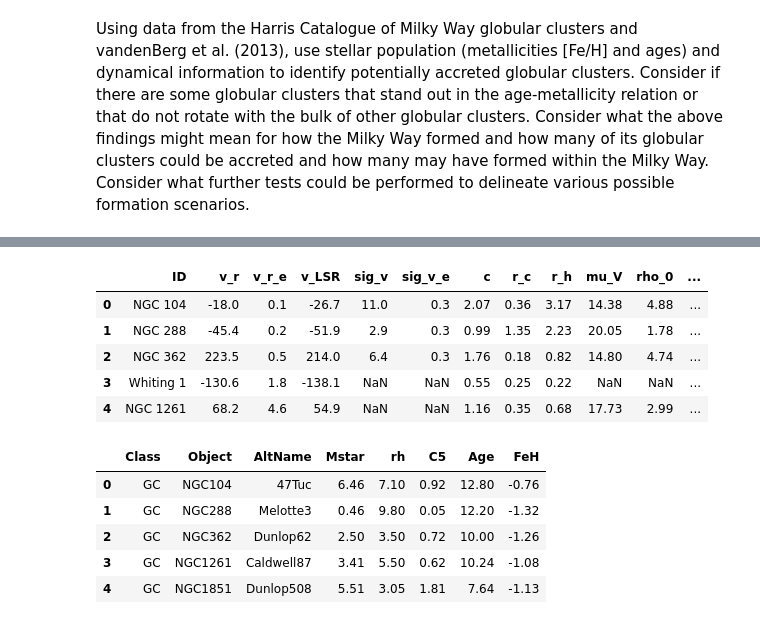
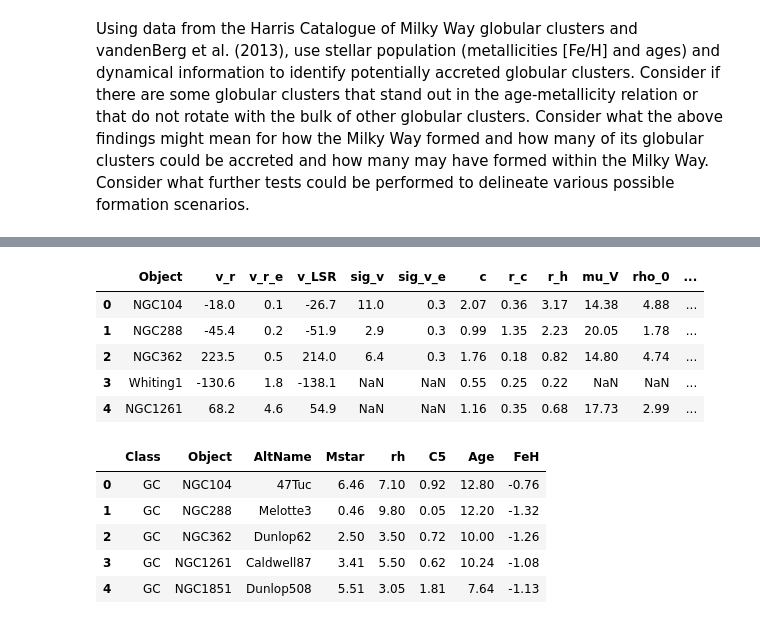
Before and after one commit to sleepdepr1ved/PHYS3116_Team, a Jupyter notebook: 3116.ipynb, the cells around one changed output, grey strips where cells are left out. Saved outputs shown, nothing was run; the diff lists cells and outputs as text; code cells hidden in the pictures.

```diff
--- a/3116.ipynb
+++ b/3116.ipynb
@@ -41,12 +57,15 @@ harris_p1.head()
 # %%
+harris_p3.rename(columns={'ID': 'Object'}, inplace=True)
+harris_p3['Object'] = harris_p3['Object'].astype(str)
+harris_p3['Object'] = harris_p3['Object'].str.replace(' ', '', regex=True)
 harris_p3.head()
 # %% [output]
-|  | ID | v_r | v_r_e | v_LSR | sig_v | sig_v_e | c | r_c | r_h | mu_V | rho_0 | ... |
-| 0 | NGC 104 | -18.0 | 0.1 | -26.7 | 11.0 | 0.3 | 2.07 | 0.36 | 3.17 | 14.38 | 4.88 | ... |
-| 1 | NGC 288 | -45.4 | 0.2 | -51.9 | 2.9 | 0.3 | 0.99 | 1.35 | 2.23 | 20.05 | 1.78 | ... |
-| 2 | NGC 362 | 223.5 | 0.5 | 214.0 | 6.4 | 0.3 | 1.76 | 0.18 | 0.82 | 14.80 | 4.74 | ... |
-| 3 | Whiting 1 | -130.6 | 1.8 | -138.1 | NaN | NaN | 0.55 | 0.25 | 0.22 | NaN | NaN | ... |
-| 4 | NGC 1261 | 68.2 | 4.6 | 54.9 | NaN | NaN | 1.16 | 0.35 | 0.68 | 17.73 | 2.99 | ... |
+|  | Object | v_r | v_r_e | v_LSR | sig_v | sig_v_e | c | r_c | r_h | mu_V | rho_0 | ... |
+| 0 | NGC104 | -18.0 | 0.1 | -26.7 | 11.0 | 0.3 | 2.07 | 0.36 | 3.17 | 14.38 | 4.88 | ... |
+| 1 | NGC288 | -45.4 | 0.2 | -51.9 | 2.9 | 0.3 | 0.99 | 1.35 | 2.23 | 20.05 | 1.78 | ... |
+| 2 | NGC362 | 223.5 | 0.5 | 214.0 | 6.4 | 0.3 | 1.76 | 0.18 | 0.82 | 14.80 | 4.74 | ... |
+| 3 | Whiting1 | -130.6 | 1.8 | -138.1 | NaN | NaN | 0.55 | 0.25 | 0.22 | NaN | NaN | ... |
+| 4 | NGC1261 | 68.2 | 4.6 | 54.9 | NaN | NaN | 1.16 | 0.35 | 0.68 | 17.73 | 2.99 | ... |
 # %%
 krause.head()
 # %% [output]
```
Also changed, not shown: parts of 5 cells of this notebook.
